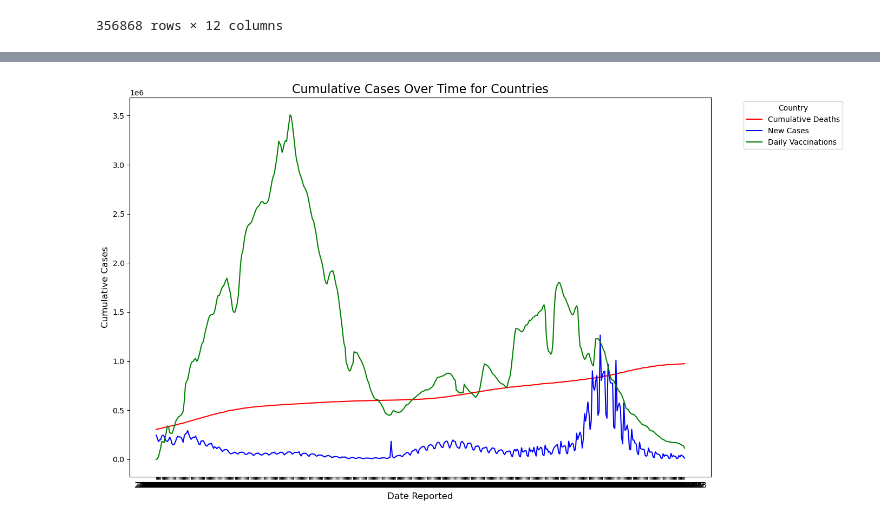
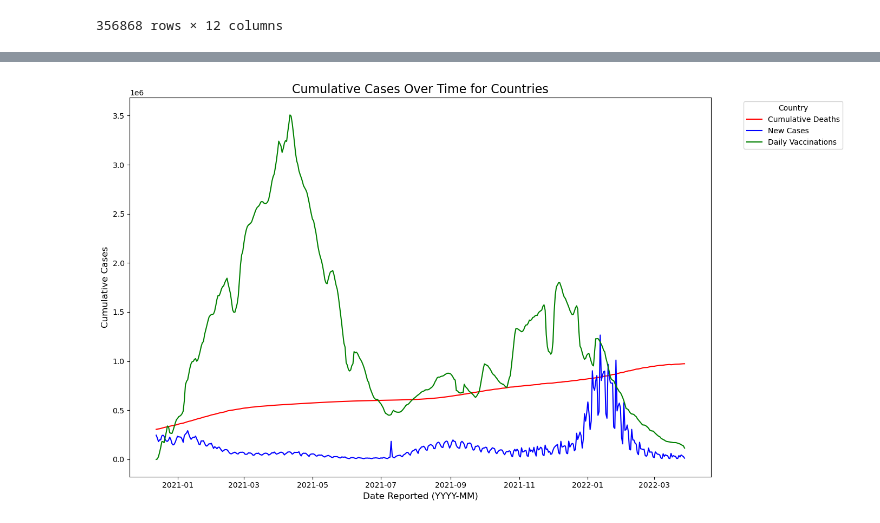
Before and after one commit to jabe1234/Data-Mining-Project, a Jupyter notebook: Python/correlation_visualization.ipynb, the cells around one changed output, grey strips where cells are left out. Drawn from its saved outputs; the diff is of its cells as text; code cells hidden in the pictures.

Commit message:
Made date columns datetime objects to make graph nicer

```diff
--- a/Python/correlation_visualization.ipynb
+++ b/Python/correlation_visualization.ipynb
@@ -39,6 +39,11 @@ df_cases
 | 356866 | 356866 | 356866 | WSM | 2021-04-18 | 2024-09-21 | 1252.0 | Samoa | ... |
 | 356867 | 356867 | 356867 | WSM | 2021-04-18 | 2024-09-22 | 1253.0 | Samoa | ... |
 356868 rows × 12 columns
+# %%
+# Make Date columns datetime objects and not strings
+
+df_vaccinations["date"] = pd.to_datetime(df_vaccinations["date"], errors='coerce')
+df_cases["Date_reported"] = pd.to_datetime(df_cases["Date_reported"], errors='coerce')
 # %%
 df_US_cases = df_cases[df_cases["Country"] == "United States of America"]
 # print("First Date")
@@ -64,19 +69,19 @@ df_US_cases_trimed = df_US_cases_trimed[df_US_cases_trimed["Date_reported"] >= p
 # %%
 plt.figure(figsize=(14, 8))
 
 plt.plot(df_US_cases_trimed['Date_reported'], df_US_cases_trimed['Cumulative_deaths'], label="Cumulative Deaths", color="red")
 plt.plot(df_US_cases_trimed['Date_reported'], df_US_cases_trimed['New_cases'], label="New Cases", color="blue")
 plt.plot(df_US_cases_trimed['Date_reported'], df_US_vac['daily_vaccinations'], label="Daily Vaccinations", color="green")
 
 plt.title(f'Cumulative Cases Over Time for Countries', fontsize=16)
-plt.xlabel('Date Reported', fontsize=12)
+plt.xlabel('Date Reported (YYYY-MM)', fontsize=12)
 plt.ylabel('Cumulative Cases', fontsize=12)
 
 plt.legend(title='Country', bbox_to_anchor=(1.05, 1), loc='upper left', fontsize=10)
 plt.tight_layout()
 plt.show()
 # %% [output]
-[figure, old version]
+[figure, new version]
 # %%
 def generateCountryData(cases_country_name, vac_country_name):
     df_US_cases = df_cases[df_cases["Country"] == cases_country_name]
```
Also changed, not shown: parts of 4 cells of this notebook.
